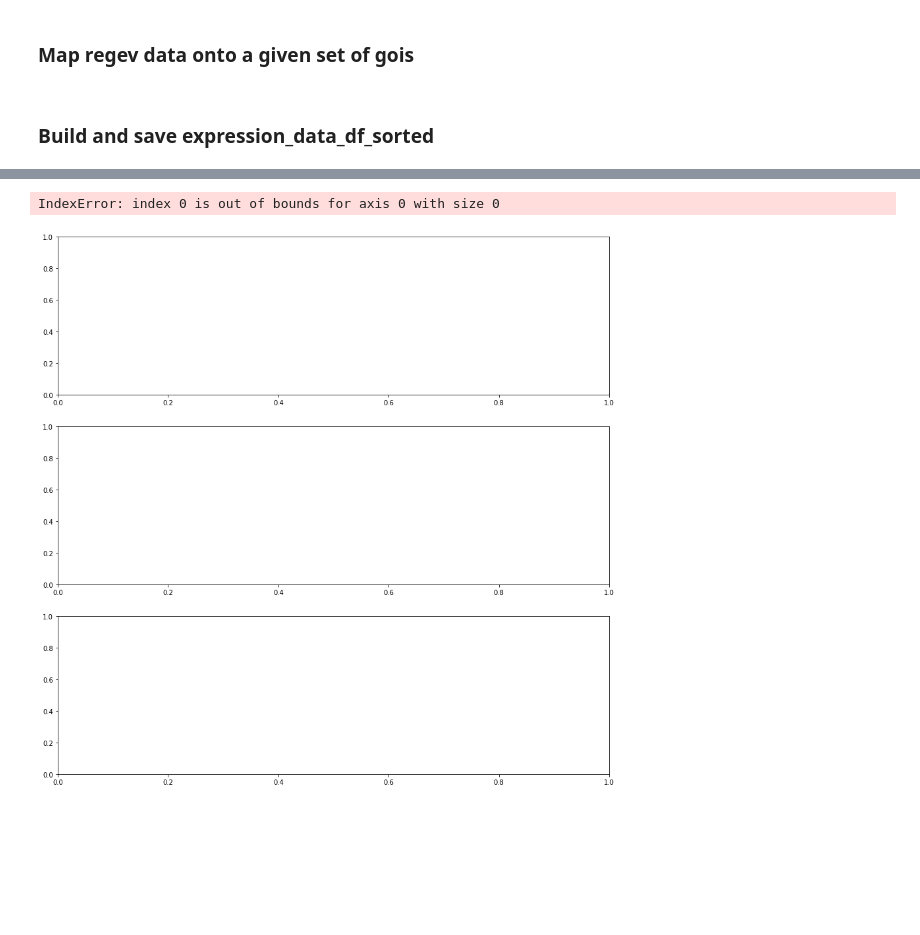
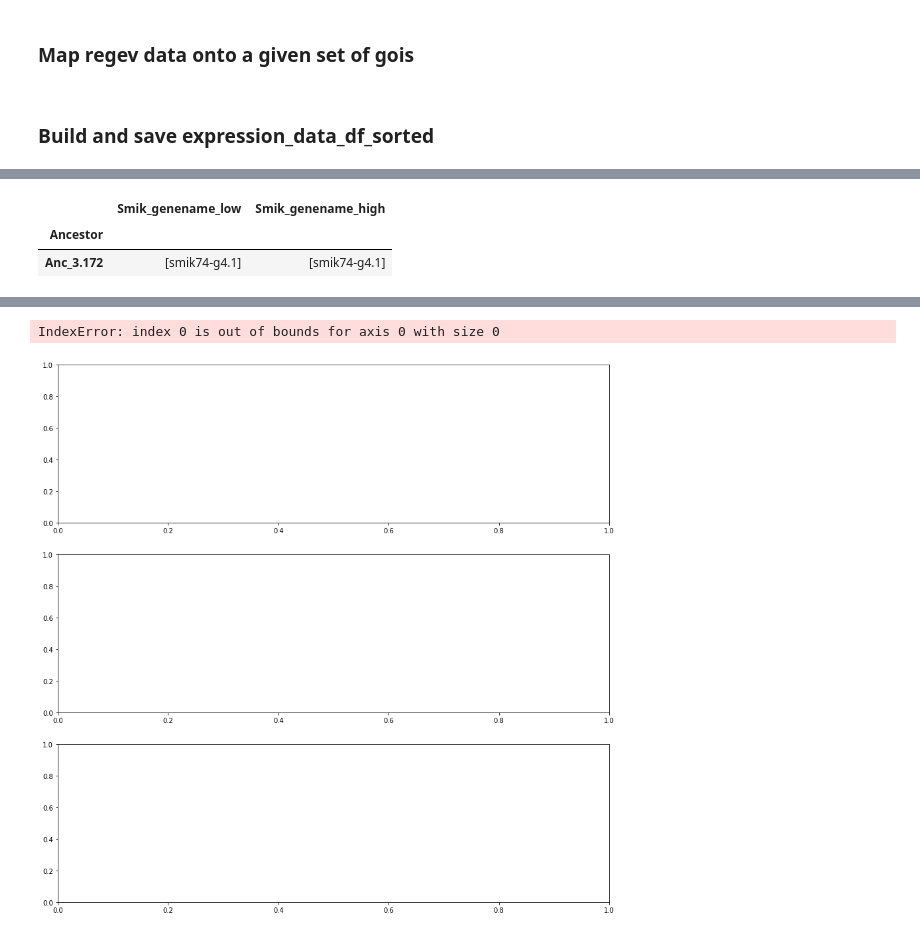
Before and after one commit to heineike02/yeast_esr_expression_analysis, a Jupyter notebook: scripts/20181210_goi_raw_exp_stress_resp_phylogeny.ipynb, the cells around one changed output, grey strips where cells are left out. Saved outputs shown, nothing was run; the diff lists cells and outputs as text; code cells hidden in the pictures; blank space fills up the shorter version.

```diff
--- a/scripts/20181210_goi_raw_exp_stress_resp_phylogeny.ipynb
+++ b/scripts/20181210_goi_raw_exp_stress_resp_phylogeny.ipynb
@@ -192,6 +195,12 @@ YOL036W has NONE listed in ortholog file for Spom
 YIL057C has NONE listed in ortholog file for Spom
 YER158C has NONE listed in ortholog file for Spom
 YPL137C has NONE listed in ortholog file for Spom
+# %%
+data_goi_pair.loc[:,['Smik_genename_low','Smik_genename_high']]
+# %% [output]
+|  | Smik_genename_low | Smik_genename_high |
+| Ancestor |  |  |
+| Anc_3.172 | [smik74-g4.1] | [smik74-g4.1] |
 # %%
 #For a given goi_pair, plot LFC of each gene for the PKA related stresses.
 #It will go alongside a plot with the promoters.
```
Also changed, not shown: parts of 7 cells of this notebook, 3 other files.
